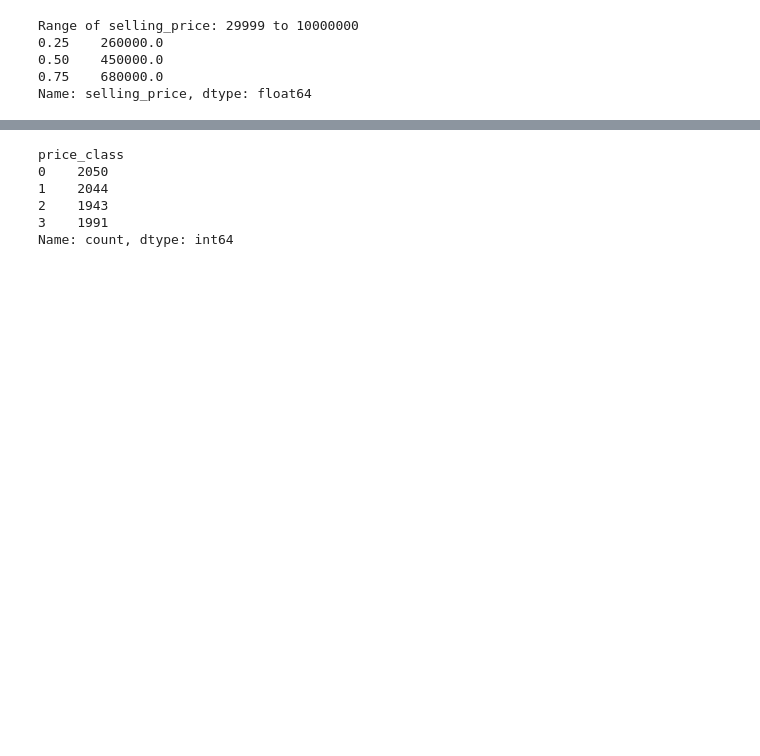
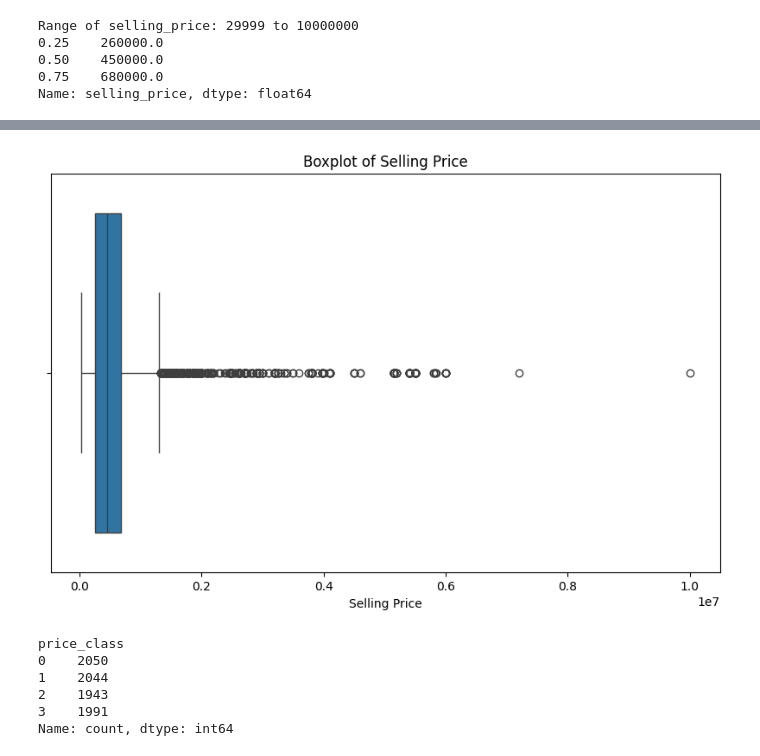
Before and after one commit to dniamsaard4codework/A3-Predicting-Car-Price, a Jupyter notebook: notebook/st126235_Assignment_3.ipynb, the cells around one changed output, grey strips where cells are left out. Drawn from its saved outputs; the diff is of its cells as text; code cells hidden in the pictures; blank space fills up the shorter version.

```diff
--- a/notebook/st126235_Assignment_3.ipynb
+++ b/notebook/st126235_Assignment_3.ipynb
@@ -288,3 +305,12 @@ Name: selling_price, dtype: float64
+# %%
+# Show boxplot to identify outliers in selling_price
+plt.figure(figsize=(10, 6))
+sns.boxplot(x=df['selling_price'])
+plt.title('Boxplot of Selling Price')
+plt.xlabel('Selling Price')
+plt.show()
+# %% [output]
+[figure, added]
 # %%
 # Convert 'selling_price' to 'price_class' categorical variable with quartiles
 # bins = [0, 200000, 500000, 1000000, df['selling_price'].max()]
```
Also changed, not shown: parts of 20 cells of this notebook, 20 other files.
